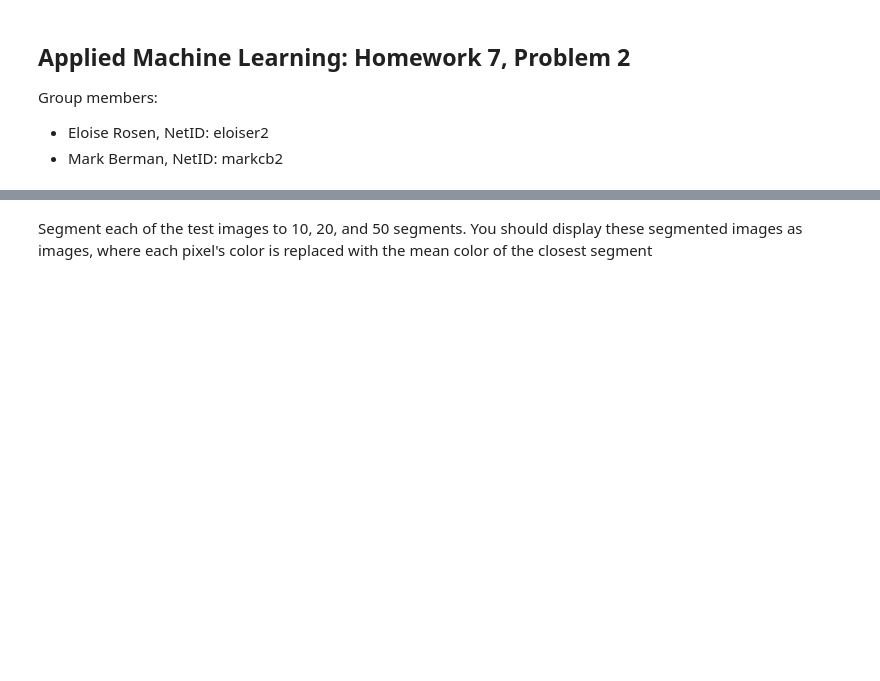
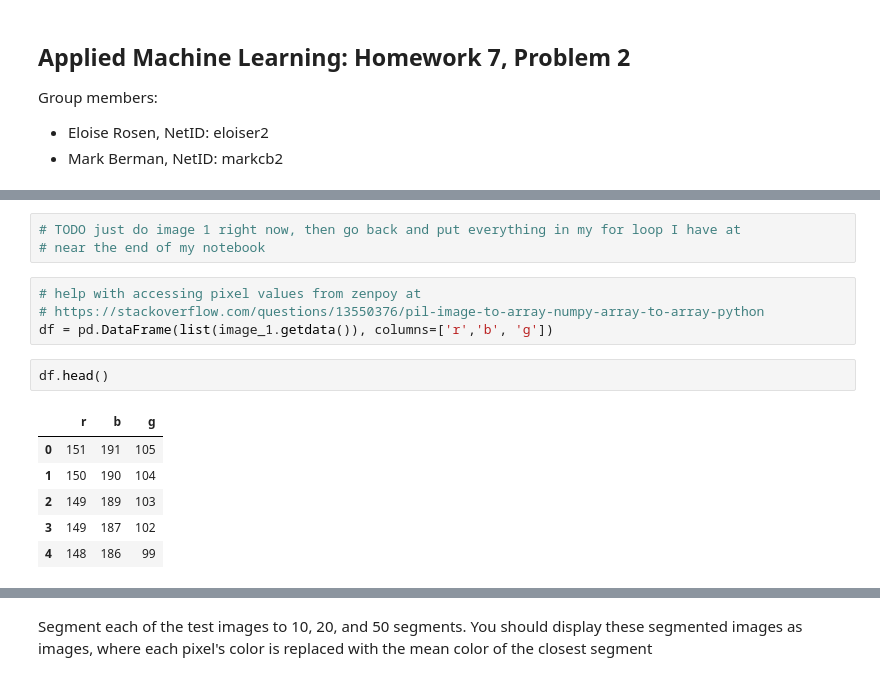
Before and after one commit to EloiseRosen/HW7, a Jupyter notebook: hw7_problem2.ipynb, the cells around one changed output, grey strips where cells are left out. Cells and saved outputs as stored; diff of their text form; blank space fills up the shorter version.

```diff
--- a/hw7_problem2.ipynb
+++ b/hw7_problem2.ipynb
@@ -8,0 +41,16 @@ import numpy as np
+# %%
+# TODO just do image 1 right now, then go back and put everything in my for loop I have at
+# near the end of my notebook
+# %%
+# help with accessing pixel values from zenpoy at
+# https://stackoverflow.com/questions/13550376/pil-image-to-array-numpy-array-to-array-python
+df = pd.DataFrame(list(image_1.getdata()), columns=['r','b', 'g'])
+# %%
+df.head()
+# %% [output]
+|  | r | b | g |
+| 0 | 151 | 191 | 105 |
+| 1 | 150 | 190 | 104 |
+| 2 | 149 | 189 | 103 |
+| 3 | 149 | 187 | 102 |
+| 4 | 148 | 186 | 99 |
```
Also changed, not shown: parts of 25 cells of this notebook, 5 other files.
